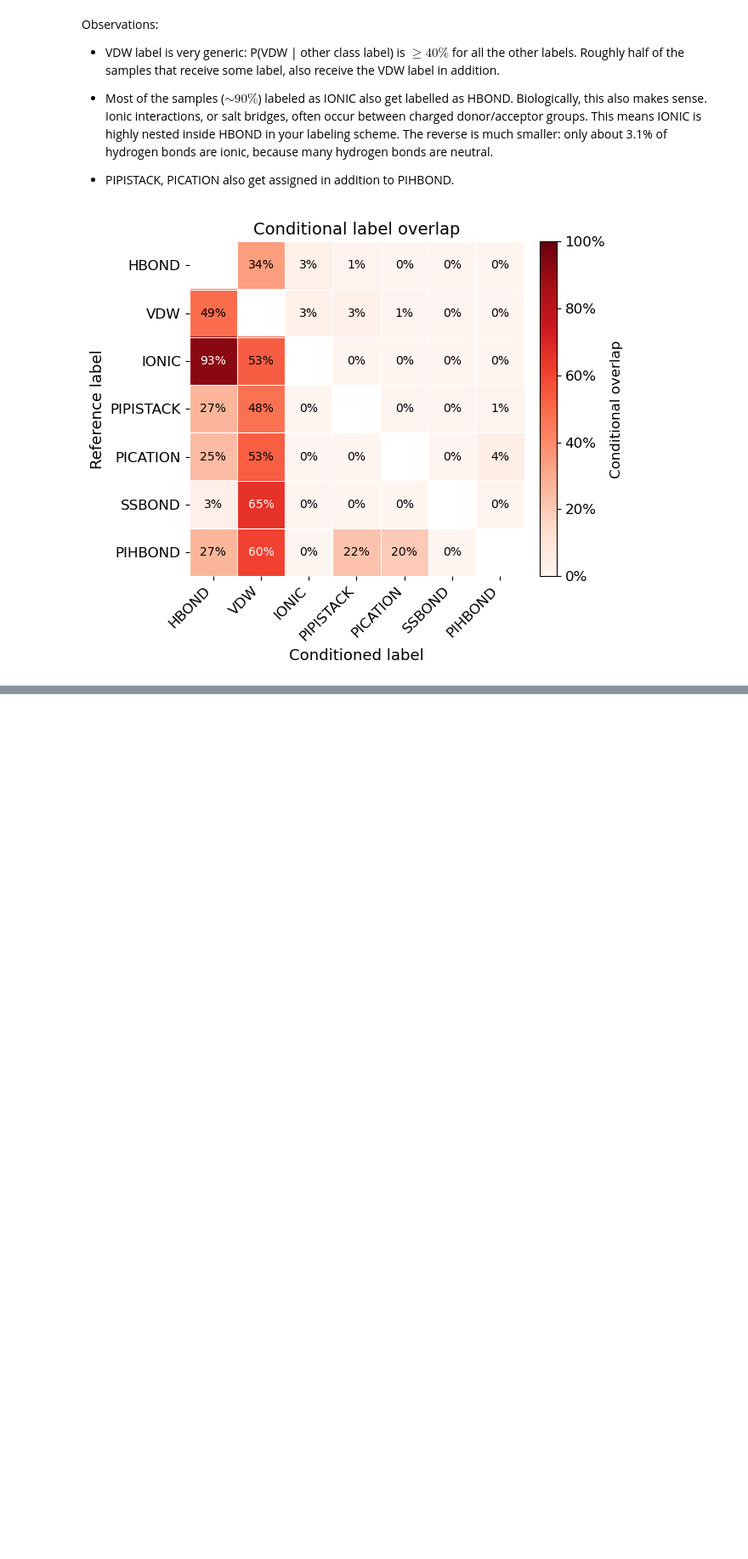
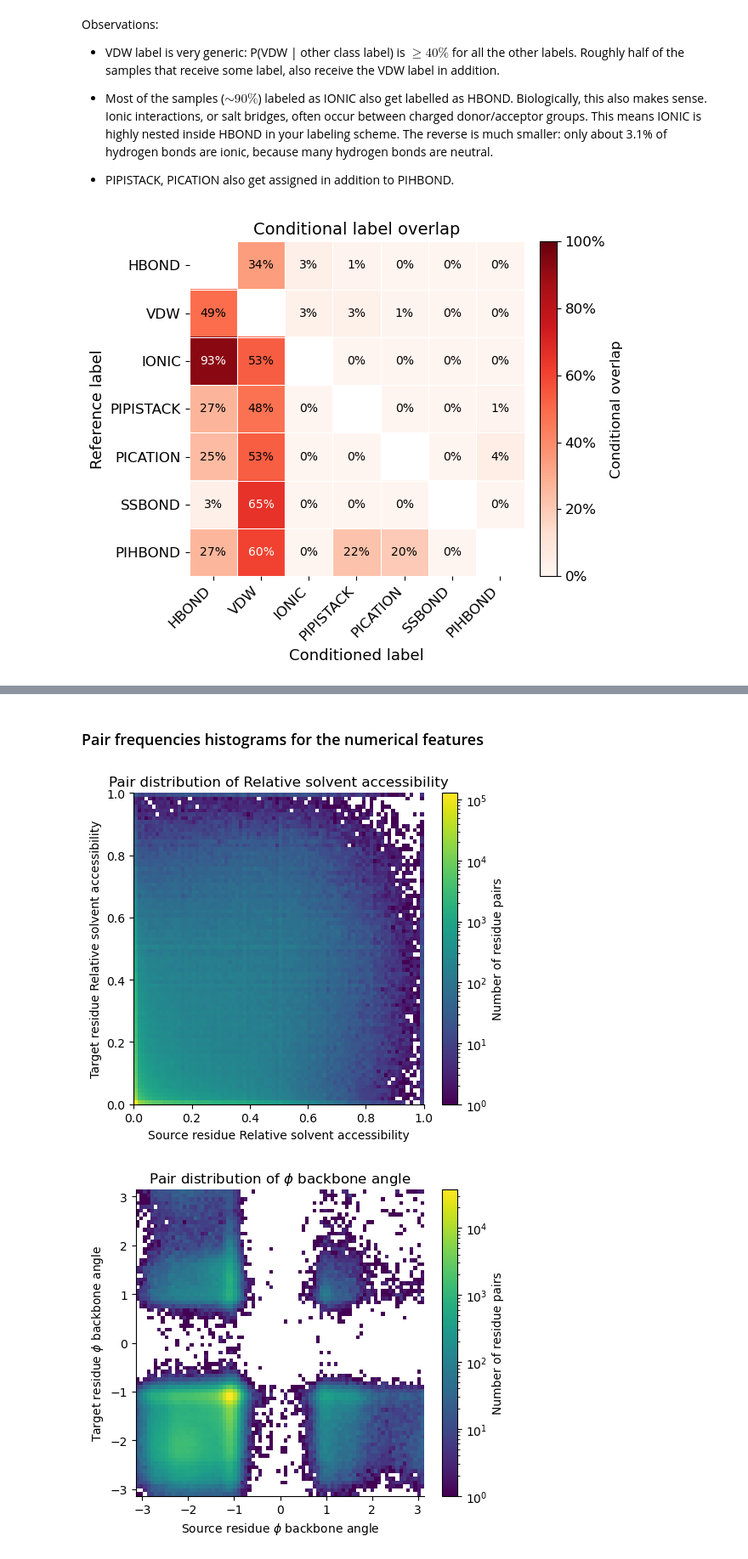
Before and after one commit to miriamzara/SB_Project, a Jupyter notebook: 0_features_inspection.ipynb, the cells around one changed output, grey strips where cells are left out. Shown at 85% size. Cells and saved outputs as stored; diff of their text form; code cells hidden in the pictures; blank space fills up the shorter version.

```diff
--- a/0_features_inspection.ipynb
+++ b/0_features_inspection.ipynb
@@ -258,0 +506,79 @@ plt.show()
+# %% [markdown]
+### Pair frequencies histograms for the numerical features
+# %%
+feature_pairs = [
+    ("s_rsa", "t_rsa", "Relative solvent accessibility"),
+    ("s_phi", "t_phi", r"$\phi$ backbone angle"),
+    ("s_psi", "t_psi", r"$\psi$ backbone angle")
+]
+
+
+def plot_2d_histogram(
+    df,
+    x_col,
+    y_col,
+    feature_label,
+    filename,
+    bins=80,
+    use_log_scale=True,
+):
+    plot_df = df[[x_col, y_col]].dropna()
+
+    x = plot_df[x_col].values
+    y = plot_df[y_col].values
+
+    fig, ax = plt.subplots(figsize=(5.2, 4.6))
+
+    if use_log_scale:
+        hist = ax.hist2d(
+            x,
+            y,
+            bins=bins,
+            norm=LogNorm()
+        )
+    else:
+        hist = ax.hist2d(
+            x,
+            y,
+            bins=bins
+        )
+
+    cbar = fig.colorbar(hist[3], ax=ax)
+    cbar.set_label("Number of residue pairs")
+
+    ax.set_xlabel(f"Source residue {feature_label}")
+    ax.set_ylabel(f"Target residue {feature_label}")
+    ax.set_title(f"Pair distribution of {feature_label}")
+
+    ax.grid(False)
+
+    for spine in ["top", "right"]:
+        ax.spines[spine].set_visible(False)
+
+    fig.tight_layout()
+    #fig.savefig(filename, dpi=300, bbox_inches="tight")
+    plt.show()
+
+
+for s_col, t_col, label in feature_pairs:
+    safe_label = (
+        label.lower()
+        .replace(" ", "_")
+        .replace("$", "")
+        .replace("\\", "")
+        .replace("{", "")
+        .replace("}", "")
+    )
+
+    plot_2d_histogram(
+        df=df,
+        x_col=s_col,
+        y_col=t_col,
+        feature_label=label,
+        filename=f"report_figures/pair_distribution_{s_col.replace('s_', '')}.pdf",
+        bins=80,
+        use_log_scale=True,
+    )
+# %% [output]
+[figure, added]
+[figure, added]
```
Also changed, not shown: parts of 14 cells of this notebook, 6 other files.
